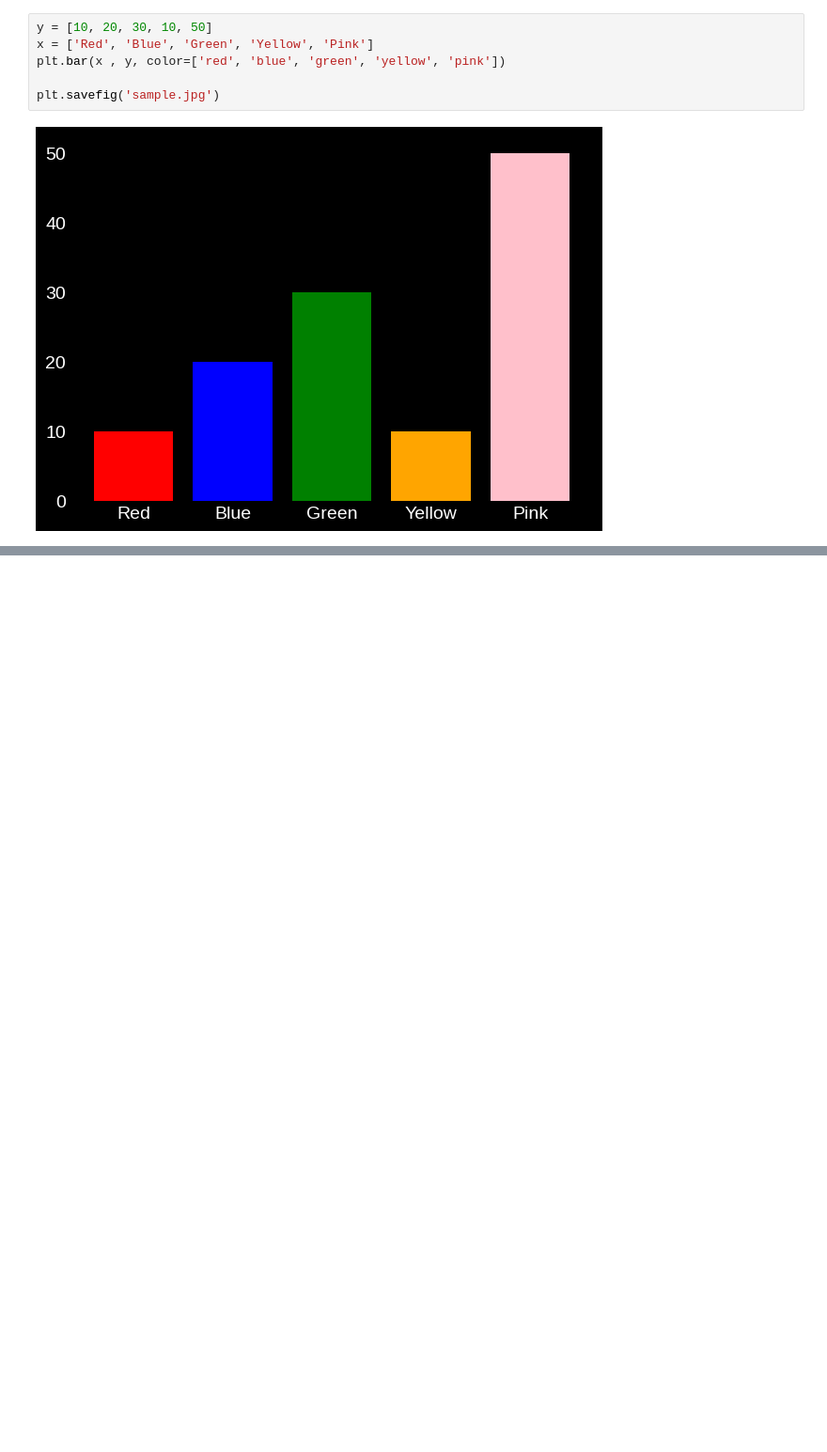
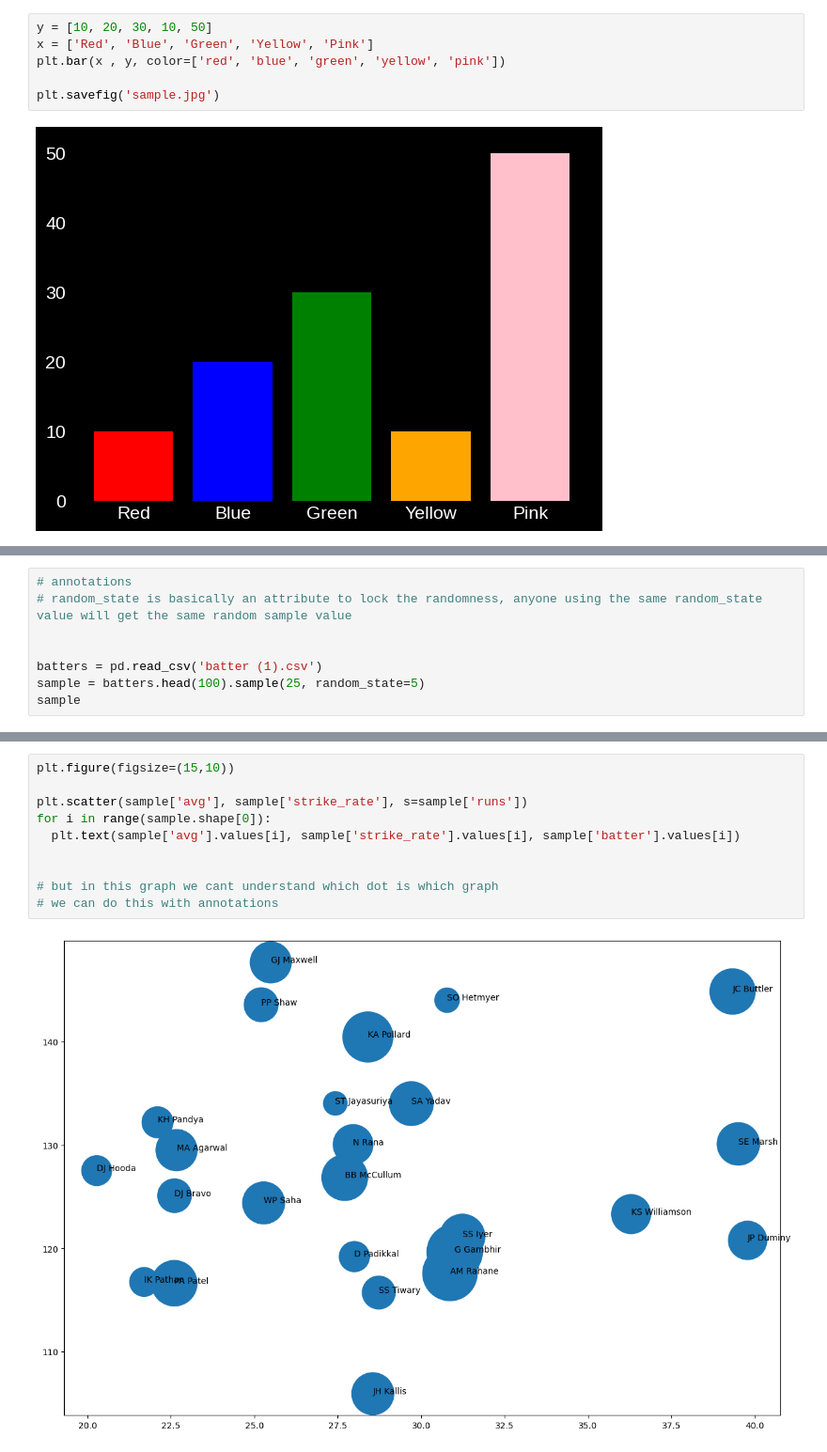
Before and after one commit to ShauryaPrakashVerma/Python_for_AI, a Jupyter notebook: Matplotlib.ipynb, the cells around one changed output, grey strips where cells are left out. Shown at 94% size. Cells and saved outputs as stored; diff of their text form; blank space fills up the shorter version.

```diff
--- a/Matplotlib.ipynb
+++ b/Matplotlib.ipynb
@@ -412,0 +493,8 @@ plt.savefig('sample.jpg')
+# %%
+# annotations
+# random_state is basically an attribute to lock the randomness, anyone using the same random_state value will get the same random sample value
+
+
+batters = pd.read_csv('batter (1).csv')
+sample = batters.head(100).sample(25, random_state=5)
+sample
@@ -412,0 +519,12 @@ plt.savefig('sample.jpg')
+# %%
+plt.figure(figsize=(15,10))
+
+plt.scatter(sample['avg'], sample['strike_rate'], s=sample['runs'])
+for i in range(sample.shape[0]):
+  plt.text(sample['avg'].values[i], sample['strike_rate'].values[i], sample['batter'].values[i])
+
+
+# but in this graph we cant understand which dot is which graph
+# we can do this with annotations
+# %% [output]
+[figure, added]
```
Also changed, not shown: parts of 14 cells of this notebook.
